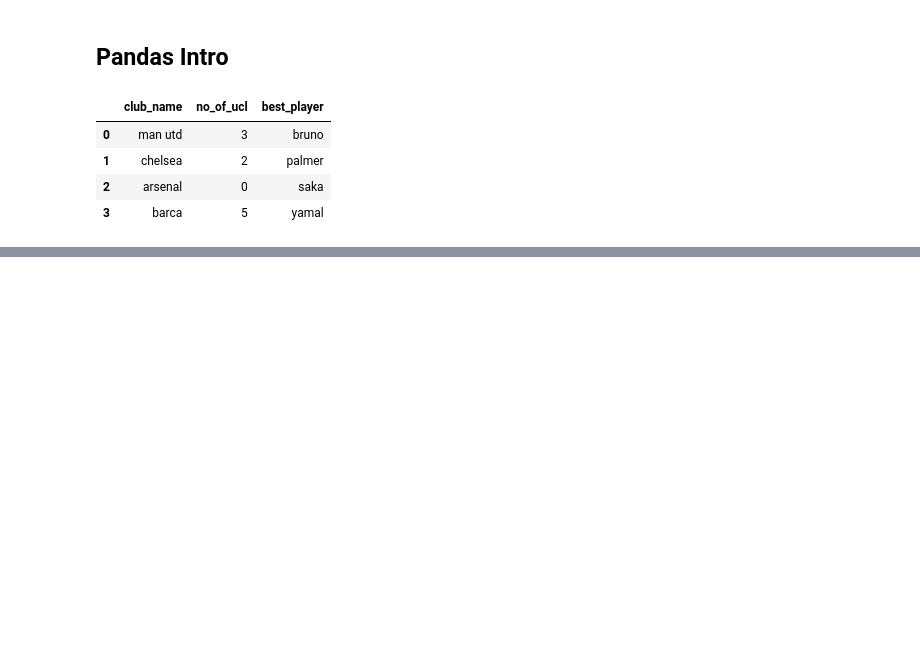
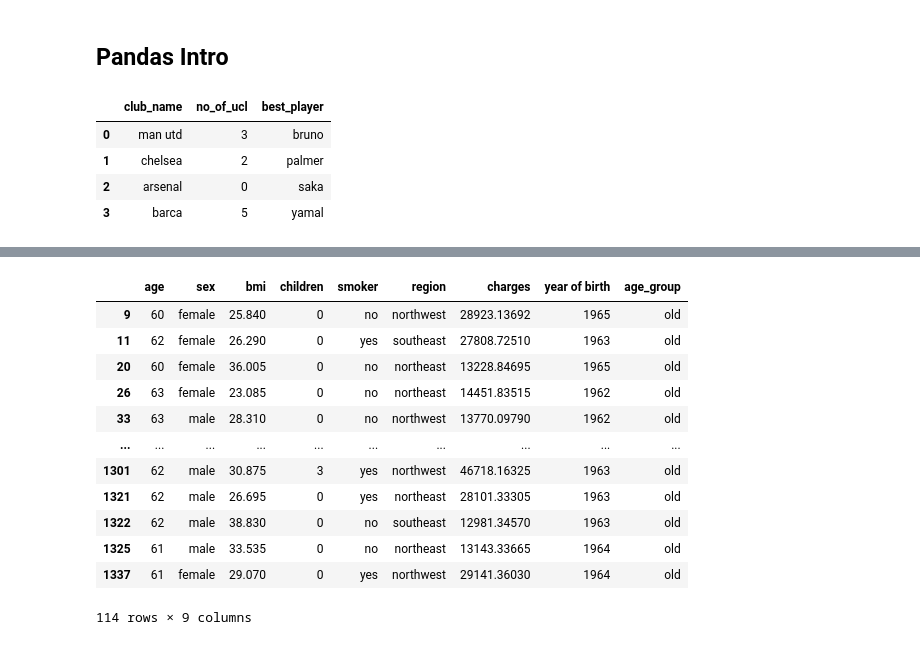
Before and after one commit to Muyiiwaa/python_and_sql_4_data-analysis, a Jupyter notebook: march_cohort/into_to_pandas.ipynb, the cells around one changed output, grey strips where cells are left out. Drawn from its saved outputs; the diff is of its cells as text; code cells hidden in the pictures; blank space fills up the shorter version.

```diff
--- a/march_cohort/into_to_pandas.ipynb
+++ b/march_cohort/into_to_pandas.ipynb
@@ -39,0 +45,5 @@ club_df
+# %%
+# load a csv or excel file xls
+
+insurance_df = pd.read_csv('insurance.csv')
+insurance_df
@@ -39,0 +126,7 @@ club_df
+# %%
+# create new columns
+
+# based on arithmetic operation
+
+insurance_df['year of birth'] = 2025 - insurance_df['age']
+insurance_df.head()
@@ -39,0 +154,7 @@ club_df
+# %%
+## conditionals - using list comprehension
+
+insurance_df['age_group'] = ['teenager' if age < 20 else 'adult' if age < 60
+                             else 'old' for age in insurance_df['age']]
+
+insurance_df.head()
@@ -39,0 +168,18 @@ club_df
+# %%
+# how to filter our dataframe based on condtions
+
+insurance_df[insurance_df['age_group'] == 'old']
+# %% [output]
+|  | age | sex | bmi | children | smoker | region | charges | year of birth | age_group |
+| 9 | 60 | female | 25.840 | 0 | no | northwest | 28923.13692 | 1965 | old |
+| 11 | 62 | female | 26.290 | 0 | yes | southeast | 27808.72510 | 1963 | old |
+| 20 | 60 | female | 36.005 | 0 | no | northeast | 13228.84695 | 1965 | old |
+| 26 | 63 | female | 23.085 | 0 | no | northeast | 14451.83515 | 1962 | old |
+| 33 | 63 | male | 28.310 | 0 | no | northwest | 13770.09790 | 1962 | old |
+| ... | ... | ... | ... | ... | ... | ... | ... | ... | ... |
+| 1301 | 62 | male | 30.875 | 3 | yes | northwest | 46718.16325 | 1963 | old |
+| 1321 | 62 | male | 26.695 | 0 | yes | northeast | 28101.33305 | 1963 | old |
+| 1322 | 62 | male | 38.830 | 0 | no | southeast | 12981.34570 | 1963 | old |
+| 1325 | 61 | male | 33.535 | 0 | no | northeast | 13143.33665 | 1964 | old |
+| 1337 | 61 | female | 29.070 | 0 | yes | northwest | 29141.36030 | 1964 | old |
+114 rows × 9 columns
```
Also changed, not shown: parts of 20 cells of this notebook, 1 other file.
